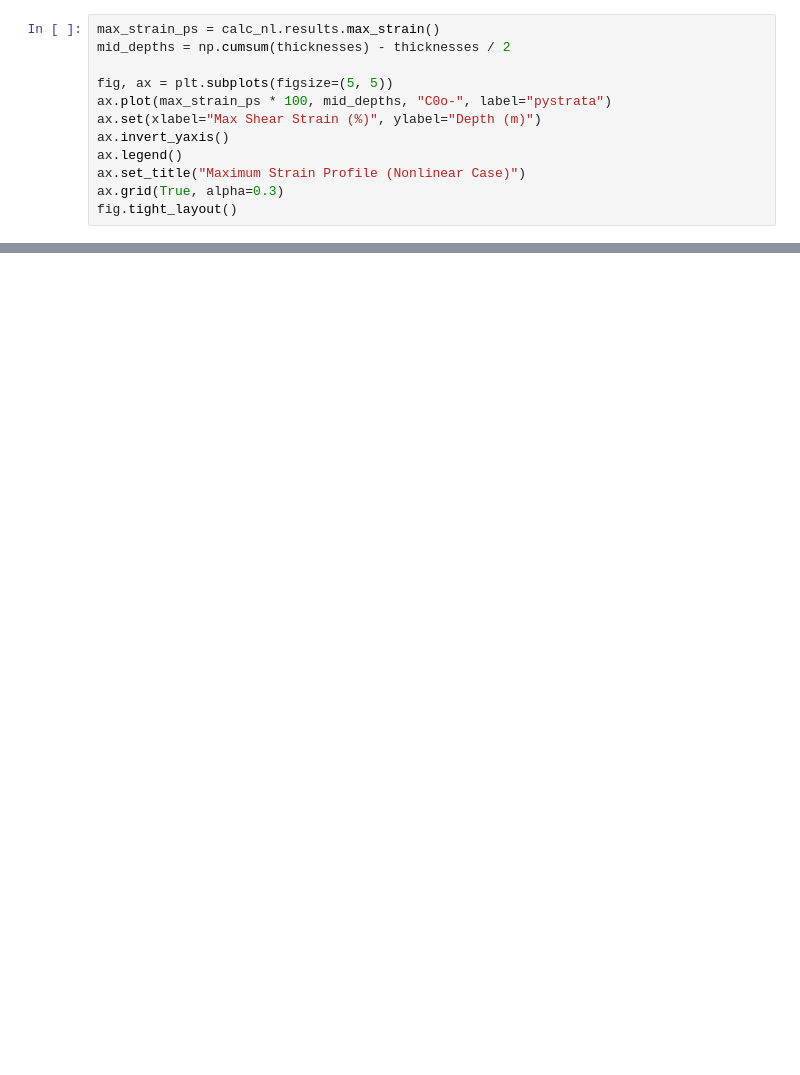
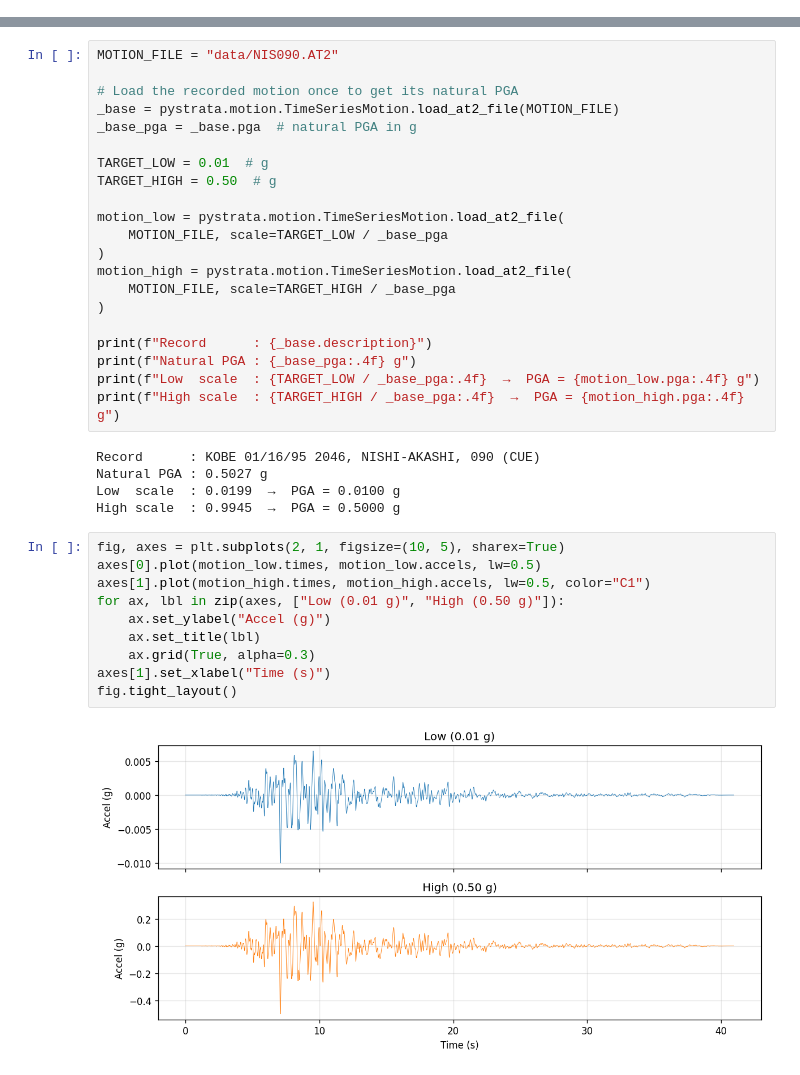
Before and after one commit to arkottke/pystrata, a Jupyter notebook: examples/example-21.ipynb, the cells around one changed output, grey strips where cells are left out. Cells and saved outputs as stored; diff of their text form; blank space fills up the shorter version.

```diff
--- a/examples/example-21.ipynb
+++ b/examples/example-21.ipynb
@@ -305,12 +0,0 @@ fig.tight_layout()
-# %%
-max_strain_ps = calc_nl.results.max_strain()
-mid_depths = np.cumsum(thicknesses) - thicknesses / 2
-
-fig, ax = plt.subplots(figsize=(5, 5))
-ax.plot(max_strain_ps * 100, mid_depths, "C0o-", label="pystrata")
-ax.set(xlabel="Max Shear Strain (%)", ylabel="Depth (m)")
-ax.invert_yaxis()
-ax.legend()
-ax.set_title("Maximum Strain Profile (Nonlinear Case)")
-ax.grid(True, alpha=0.3)
-fig.tight_layout()
@@ -384,0 +34,38 @@ Waveform correlation            0.9846       0.9788
+# %%
+MOTION_FILE = "data/NIS090.AT2"
+
+# Load the recorded motion once to get its natural PGA
+_base = pystrata.motion.TimeSeriesMotion.load_at2_file(MOTION_FILE)
+_base_pga = _base.pga  # natural PGA in g
+
+TARGET_LOW = 0.01  # g
+TARGET_HIGH = 0.50  # g
+
+motion_low = pystrata.motion.TimeSeriesMotion.load_at2_file(
+    MOTION_FILE, scale=TARGET_LOW / _base_pga
+)
+motion_high = pystrata.motion.TimeSeriesMotion.load_at2_file(
+    MOTION_FILE, scale=TARGET_HIGH / _base_pga
+)
+
+print(f"Record      : {_base.description}")
+print(f"Natural PGA : {_base_pga:.4f} g")
+print(f"Low  scale  : {TARGET_LOW / _base_pga:.4f}  →  PGA = {motion_low.pga:.4f} g")
+print(f"High scale  : {TARGET_HIGH / _base_pga:.4f}  →  PGA = {motion_high.pga:.4f} g")
+# %% [output]
+Record      : KOBE 01/16/95 2046, NISHI-AKASHI, 090 (CUE)
+Natural PGA : 0.5027 g
+Low  scale  : 0.0199  →  PGA = 0.0100 g
+High scale  : 0.9945  →  PGA = 0.5000 g
+# %%
+fig, axes = plt.subplots(2, 1, figsize=(10, 5), sharex=True)
+axes[0].plot(motion_low.times, motion_low.accels, lw=0.5)
+axes[1].plot(motion_high.times, motion_high.accels, lw=0.5, color="C1")
+for ax, lbl in zip(axes, ["Low (0.01 g)", "High (0.50 g)"]):
+    ax.set_ylabel("Accel (g)")
+    ax.set_title(lbl)
+    ax.grid(True, alpha=0.3)
+axes[1].set_xlabel("Time (s)")
+fig.tight_layout()
+# %% [output]
+[figure, added]
```
Also changed, not shown: parts of 42 cells of this notebook, 2 other files.
